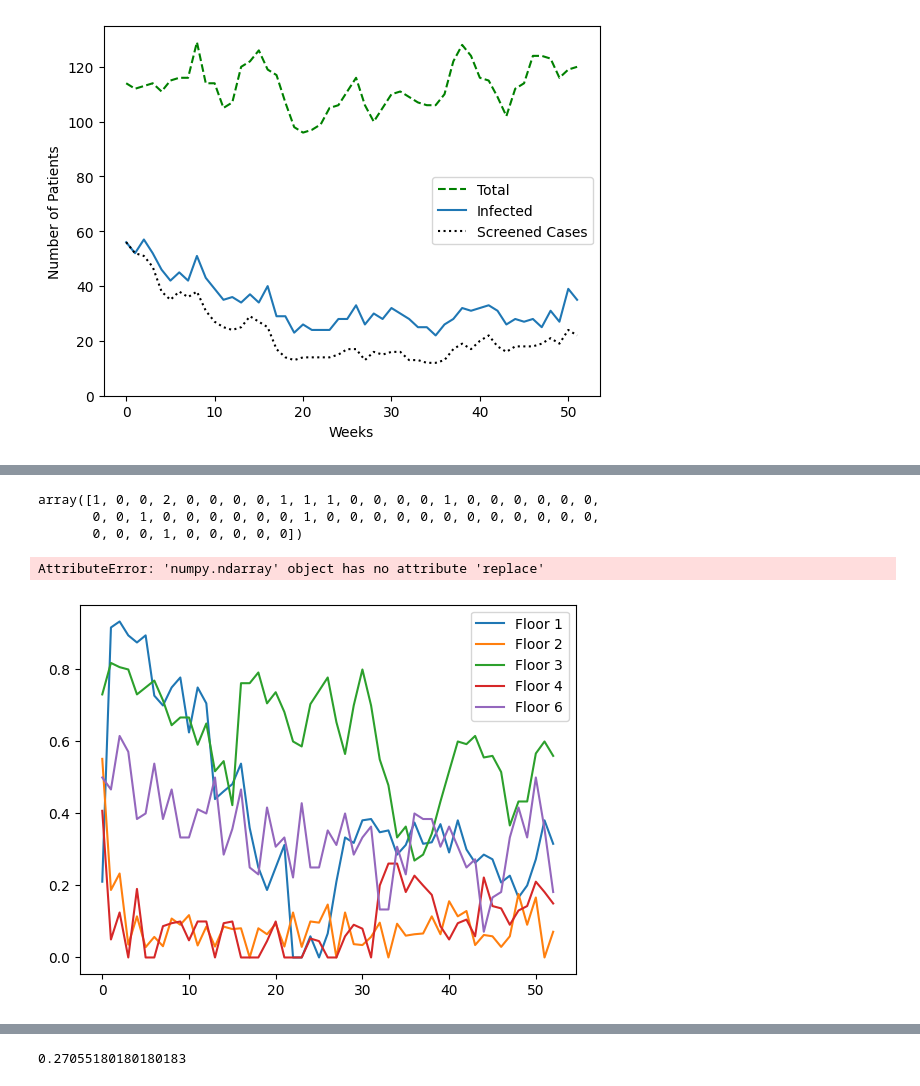
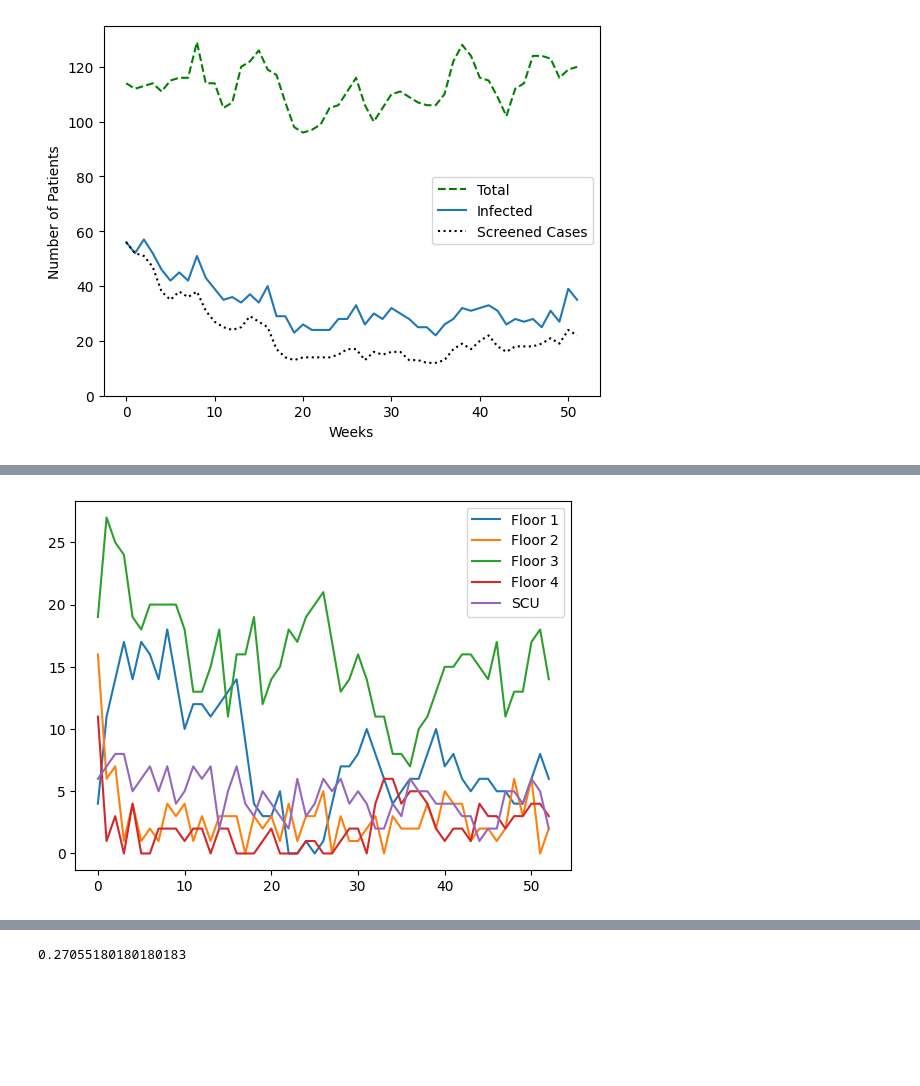
Before and after one commit to epibayes/np-epid, a Jupyter notebook: notebooks/crkp_results.ipynb, the cells around one changed output, grey strips where cells are left out. Saved outputs shown, nothing was run; the diff lists cells and outputs as text; code cells hidden in the pictures; blank space fills up the shorter version.

```diff
--- a/notebooks/crkp_results.ipynb
+++ b/notebooks/crkp_results.ipynb
@@ -43,7 +41,7 @@ plt.show()
 # %%
 floor_pops = []
-for i in range(1, 7):
+for i in [1,2,3,4,6]:
     floor_pops.append((crkp_model.F == i).sum(0))
 floor_pops = np.stack(floor_pops)
 
-floor_cases = x_o[1:7,]
+floor_cases = x_o[1:6,]
@@ -55,18 +48,9 @@ array([1, 1, 1, 2, 1, 1, 1, 1, 1, 1, 1, 1, 1, 1, 1, 1, 1, 1, 1, 1, 1, 1,
-# %%
-floor_pops[4]
-# %% [output]
-array([1, 0, 0, 2, 0, 0, 0, 0, 1, 1, 1, 0, 0, 0, 0, 1, 0, 0, 0, 0, 0, 0,
-       0, 0, 1, 0, 0, 0, 0, 0, 0, 1, 0, 0, 0, 0, 0, 0, 0, 0, 0, 0, 0, 0,
-       0, 0, 0, 1, 0, 0, 0, 0, 0])
-# %%
-floor_pops[4].replace(0, 1)
-# %% [output]
-AttributeError: 'numpy.ndarray' object has no attribute 'replace'
 # %%
-for i in [0, 1, 2, 3, 5]:
-    temp_pop = np.where(floor_pops[i] == 0, 1, floor_pops[i])
-    plt.plot(floor_cases[i] / temp_pop, label=f"Floor {i+1}")
+labels=["Floor 1", "Floor 2", "Floor 3", "Floor 4", "SCU"]
+for i, label  in enumerate(labels):
+    # temp_pop = np.where(floor_pops[i] == 0, 1, floor_pops[i])
+    plt.plot(floor_cases[i], label=label)
 plt.legend()
 plt.show()
 # %% [output]
-[figure, old version]
+[figure, new version]
```
Also changed, not shown: parts of 48 cells of this notebook, 4 other files.
